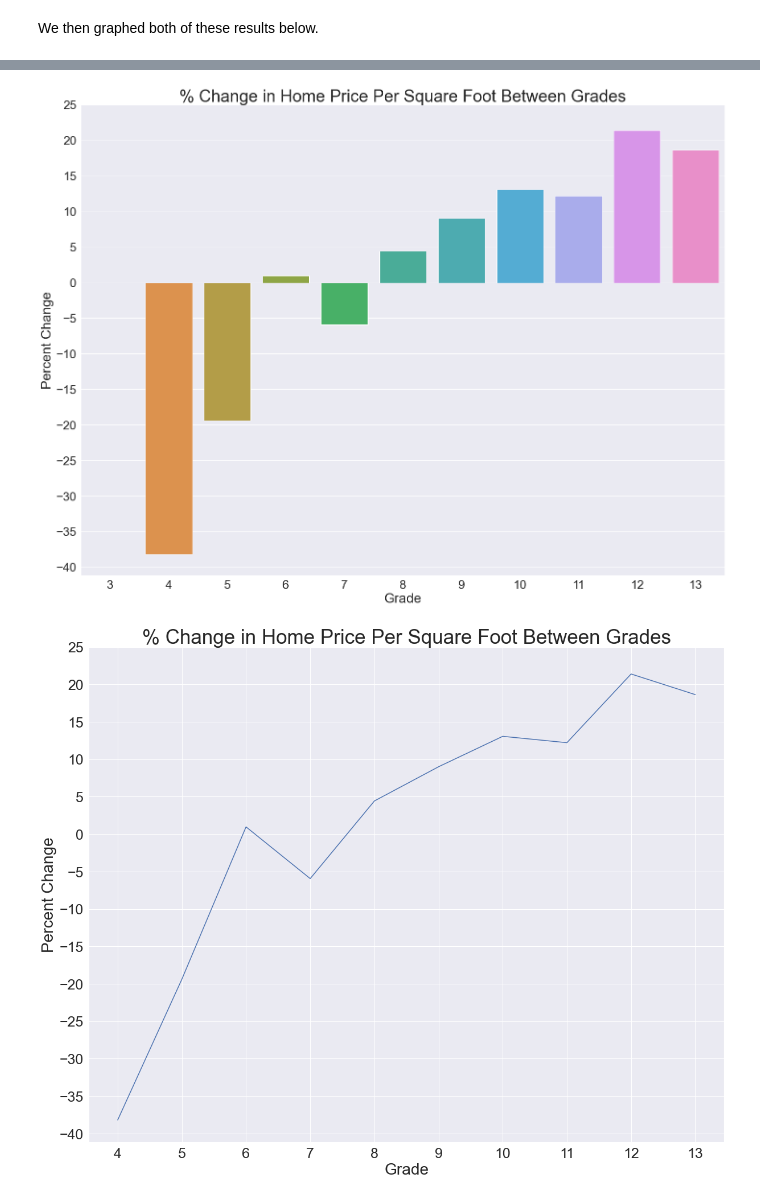
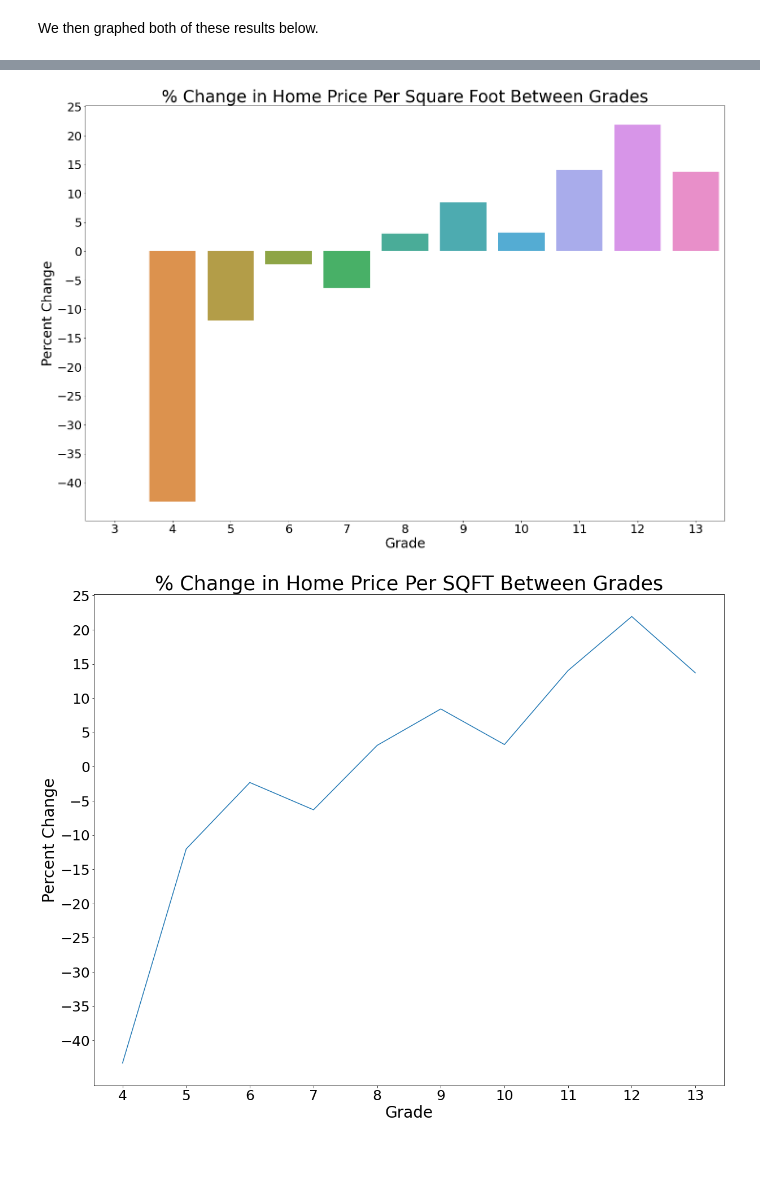
Before and after one commit to soohojp/Phase2_Project, a Jupyter notebook: Price_Grade_Sqft.ipynb, the cells around one changed output, grey strips where cells are left out. Saved outputs shown, nothing was run; the diff lists cells and outputs as text; code cells hidden in the pictures; blank space fills up the shorter version.

```diff
--- a/Price_Grade_Sqft.ipynb
+++ b/Price_Grade_Sqft.ipynb
@@ -47,0 +27,3 @@ We decided to run a statmodel ols linear regression test. Since this is just an
+# %%
+df_grade = pd.read_csv("data/master_data_2.csv")
+df_grade
@@ -47,0 +46,2 @@ We decided to run a statmodel ols linear regression test. Since this is just an
+# %%
+grade_redux = df_grade[["price","grade","sqft_living"]]
@@ -77,9 +91,9 @@ As we can see this basic untrained model was able to predict 44% of our variatio
 # %%
-avg_price_by_grade = grade_redux.groupby(['grade']).mean(['price','sqft_living'])
-ind = avg_price_by_grade.index
-avg_price_by_grade["price_per_sqft_liv"] = avg_price_by_grade['price']/avg_price_by_grade['sqft_living']
+med_price_by_grade = grade_redux.groupby(['grade']).median(['price','sqft_living'])
+ind = med_price_by_grade.index
+med_price_by_grade["price_per_sqft_liv"] = med_price_by_grade['price']/med_price_by_grade['sqft_living']
 
-avg_price_by_grade
+med_price_by_grade
 # %% [output]
 |  | price | sqft_living | price_per_sqft_liv |
 | grade |  |  |  |
@@ -122,2 +184,2 @@ We then created a new category that is the percent change between each grade. As
 # %%
-avg_price_by_grade["percent_change_by_grade"] = avg_price_by_grade["price_per_sqft_liv"].pct_change() * 100
+med_price_by_grade["percent_change_by_grade"] = med_price_by_grade["price_per_sqft_liv"].pct_change() * 100
@@ -140,23 +202,22 @@ avg_price_by_grade
 # %%
-plt.figure (figsize=(24,18))
-ax = sns.barplot(x=ind, y = avg_price_by_grade.percent_change_by_grade)
+plt.figure (figsize=(24,16))
+ax = sns.barplot(x=ind, y = med_price_by_grade.percent_change_by_grade)
 ax.set_xlabel("Grade", fontsize = 28)
 ax.set_ylabel("Percent Change", fontsize = 28)
 ax.set_title("% Change in Home Price Per Square Foot Between Grades", fontsize = 35)
 ax.set_yticks(range(-40,30,5))
-
 plt.tick_params(axis='both', which='major', labelsize=25);
 # %% [output]
-[figure, old version]
+[figure, new version]
 # %%
 plt.figure (figsize=(20,16))
-ax = sns.lineplot(x=ind, y = avg_price_by_grade.percent_change_by_grade)
+ax = sns.lineplot(x=ind, y = med_price_by_grade.percent_change_by_grade)
 ax.set_xlabel("Grade", fontsize = 28)
 ax.set_ylabel("Percent Change", fontsize = 28)
-ax.set_title("% Change in Home Price Per Square Foot Between Grades", fontsize = 35)
+ax.set_title("% Change in Home Price Per SQFT Between Grades", fontsize = 35)
 ax.set_yticks(range(-40,30,5))
 ax.set_xticks(range(4,14,1))
 plt.tick_params(axis='both', which='major', labelsize=25)
 # %% [output]
-[figure, old version]
+[figure, new version]
 # %% [markdown]
```
Also changed, not shown: parts of 34 cells of this notebook.
